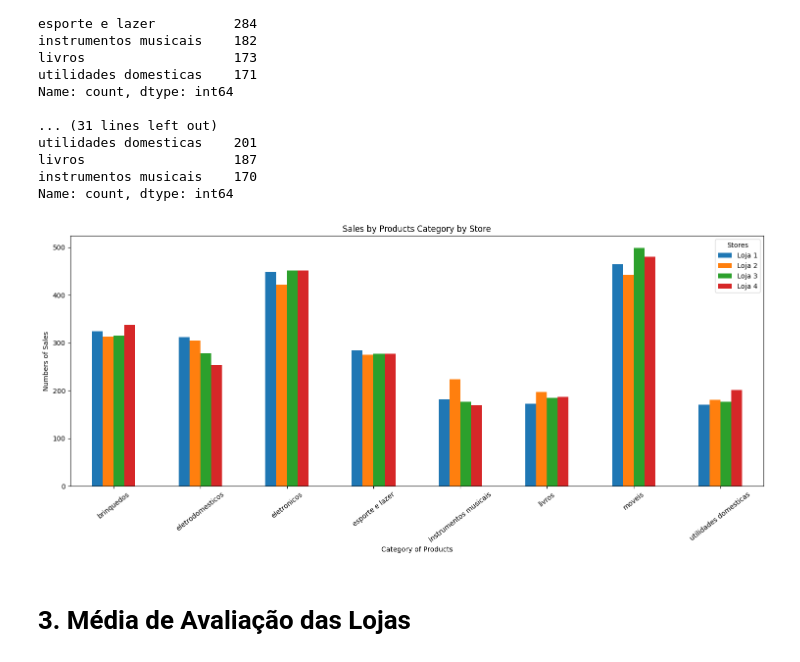
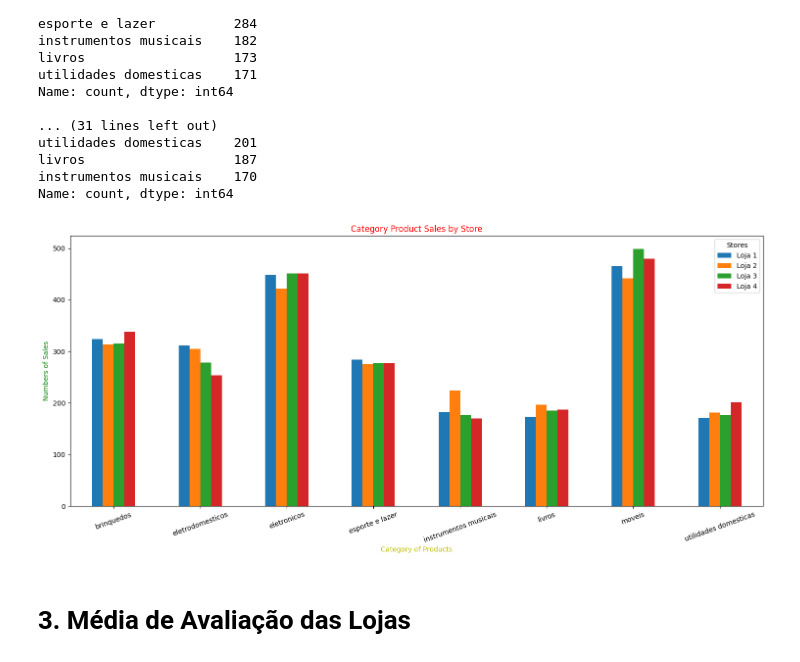
Before and after one commit to MauroTadeu6/Challengers-Store-Python-, a Jupyter notebook: AluraStoreBr.ipynb, the cells around one changed output. Saved outputs shown, nothing was run; the diff lists cells and outputs as text; code cells hidden in the pictures.

```diff
--- a/AluraStoreBr.ipynb
+++ b/AluraStoreBr.ipynb
@@ -125,19 +120,19 @@ Name: count, dtype: int64
 # %%
 df_categories = pd.DataFrame({'Loja 1':category_products_1,
                               'Loja 2':category_products_2,
                               'Loja 3':category_products_3,
                               'Loja 4':category_products_4
                               })
 ax=df_categories.plot(kind='bar',figsize=(15,7))
-ax.set_title('Sales by Products Category by Store')
-ax.set_xlabel('Category of Products')
-ax.set_ylabel('Numbers of Sales')
-plt.xticks(rotation=38)
+ax.set_title('Category Product Sales by Store',color='red')
+ax.set_xlabel('Category of Products', color='y')
+ax.set_ylabel('Numbers of Sales',color='green')
+plt.xticks(rotation=20)
 plt.legend(title= 'Stores')
 plt.tight_layout()
 plt.show()
 # %% [output]
-[figure, old version]
+[figure, new version]
 # %% [markdown]
 # 3. Média de Avaliação das Lojas
 # %%
```
Also changed, not shown: parts of 12 cells of this notebook.
